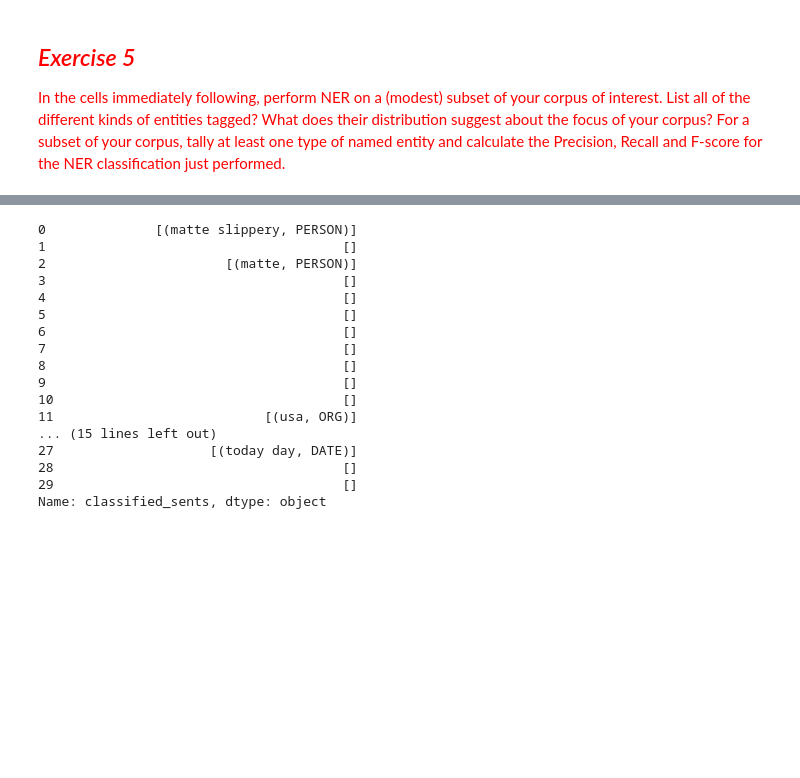
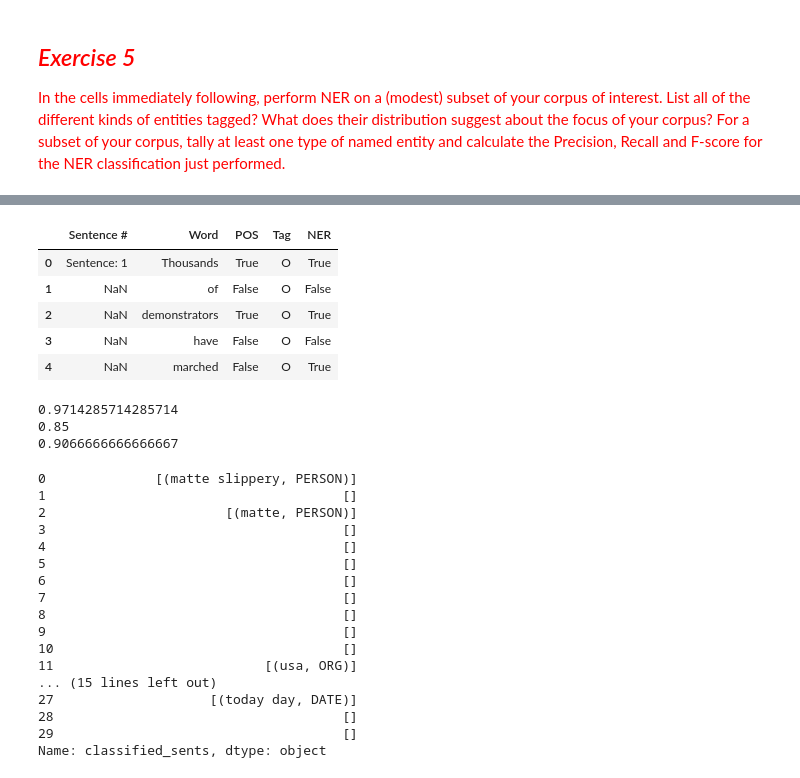
Before and after one commit to zixu12/Content-Analysis-Homework, a Jupyter notebook: chenzx_2_Computational_Linguistics.ipynb, the cells around one changed output, grey strips where cells are left out. Drawn from its saved outputs; the diff is of its cells as text; code cells hidden in the pictures; blank space fills up the shorter version.

```diff
--- a/chenzx_2_Computational_Linguistics.ipynb
+++ b/chenzx_2_Computational_Linguistics.ipynb
@@ -1886,3 +1890,27 @@ In this particular example we didn't find the most interesting entities - you ca
+# %%
+ner_data = pd.read_csv('/content/drive/MyDrive/Colab Notebooks/ner_dataset.csv', encoding= 'unicode_escape')
+ner_data = ner_data[:500]
+ner_data['NER'] = ner_data['Word'].apply(lambda x: nlp(x)[0].tag_)
+ner_data['POS'] = ner_data['POS'].isin(['NN', 'NNP', 'NNS', 'NNPS'])
+ner_data['NER'] = ner_data['NER'].isin(['NN', 'NNP', 'NNS', 'NNPS'])
+ner_data.head()
+# %% [output]
+|  | Sentence # | Word | POS | Tag | NER |
+| 0 | Sentence: 1 | Thousands | True | O | True |
+| 1 | NaN | of | False | O | False |
+| 2 | NaN | demonstrators | True | O | True |
+| 3 | NaN | have | False | O | False |
+| 4 | NaN | marched | False | O | True |
+# %%
+# Precision, Recall and F-score
+import sklearn
+print(sklearn.metrics.precision_score(ner_data['NER'], ner_data['POS']))
+print(sklearn.metrics.recall_score(ner_data['NER'], ner_data['POS']))
+print(sklearn.metrics.f1_score(ner_data['NER'], ner_data['POS']))
+# %% [output]
+0.9714285714285714
+0.85
+0.9066666666666667
 # %%
 def tag_sents_ner(sentences):
     """
```
Also changed, not shown: parts of 11 cells of this notebook.
